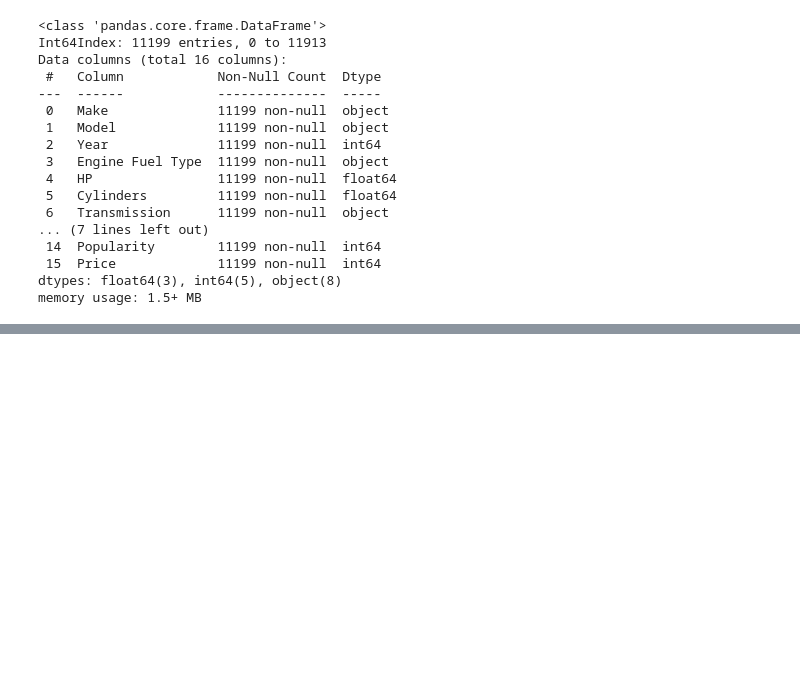
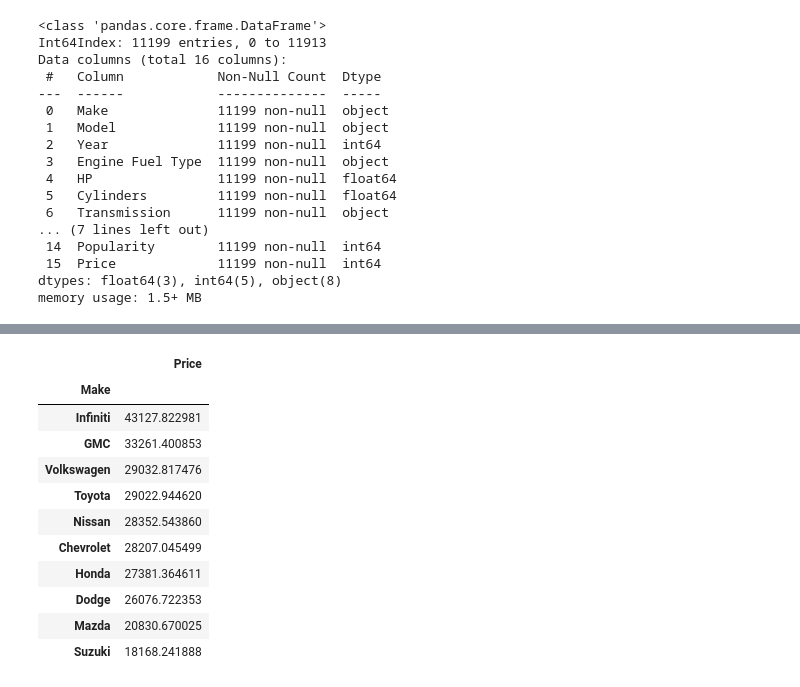
Before and after one commit to KondapiPraveen/Machine-Learning-Project, a Jupyter notebook: MLProject.ipynb, the cells around one changed output, grey strips where cells are left out. Saved outputs shown, nothing was run; the diff lists cells and outputs as text; code cells hidden in the pictures; blank space fills up the shorter version.

```diff
--- a/MLProject.ipynb
+++ b/MLProject.ipynb
@@ -177,0 +228,17 @@ sns.boxplot(x=data["Price"])
+# %%
+Price_mean = data2[["Make","Price"]].groupby(["Make"]).mean()
+Top_mean = Price_mean.filter(items=Top,axis=0)
+Top_mean.sort_values("Price",ascending=False)
+# %% [output]
+|  | Price |
+| Make |  |
+| Infiniti | 43127.822981 |
+| GMC | 33261.400853 |
+| Volkswagen | 29032.817476 |
+| Toyota | 29022.944620 |
+| Nissan | 28352.543860 |
+| Chevrolet | 28207.045499 |
+| Honda | 27381.364611 |
+| Dodge | 26076.722353 |
+| Mazda | 20830.670025 |
+| Suzuki | 18168.241888 |
```
Also changed, not shown: parts of 10 cells of this notebook.
